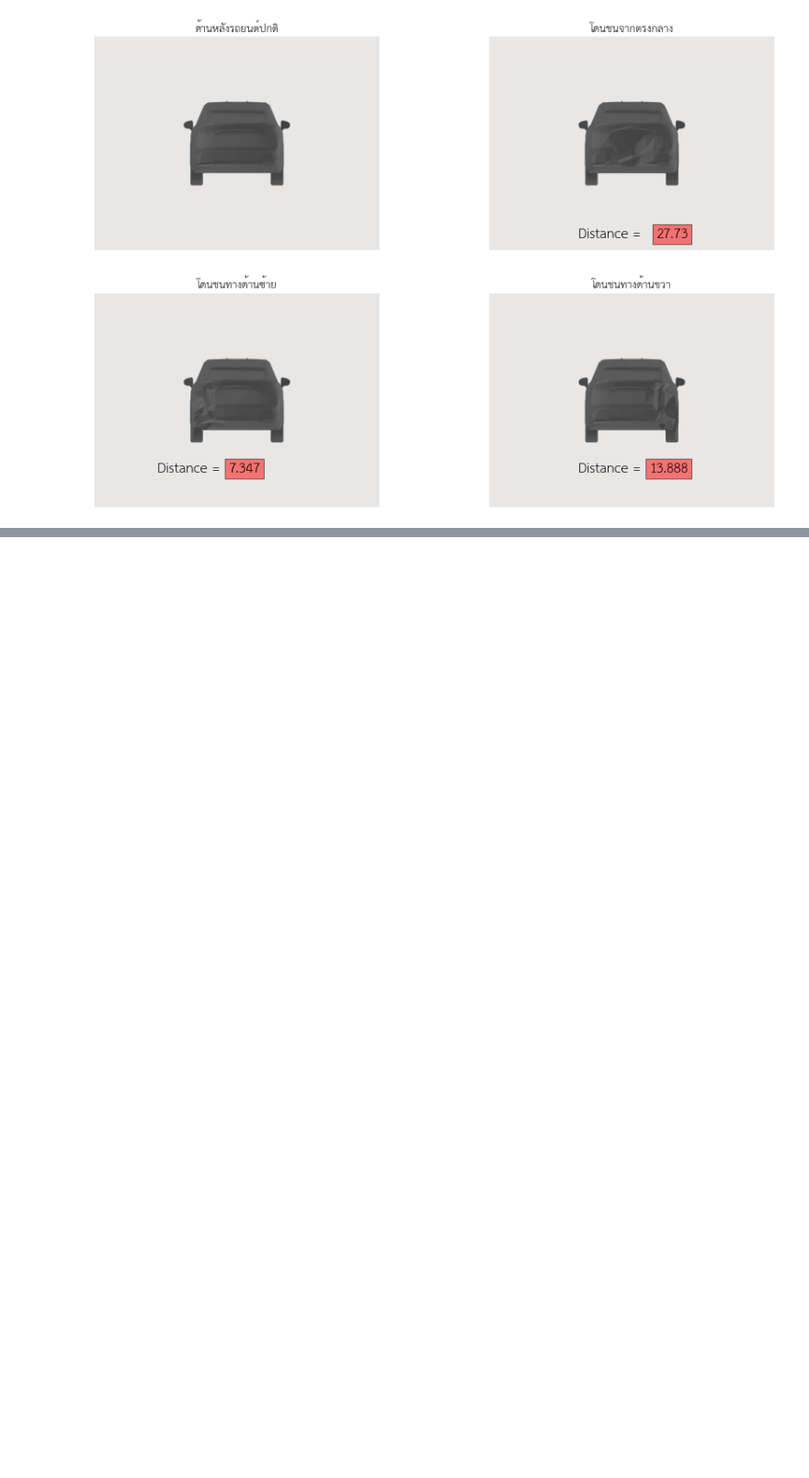
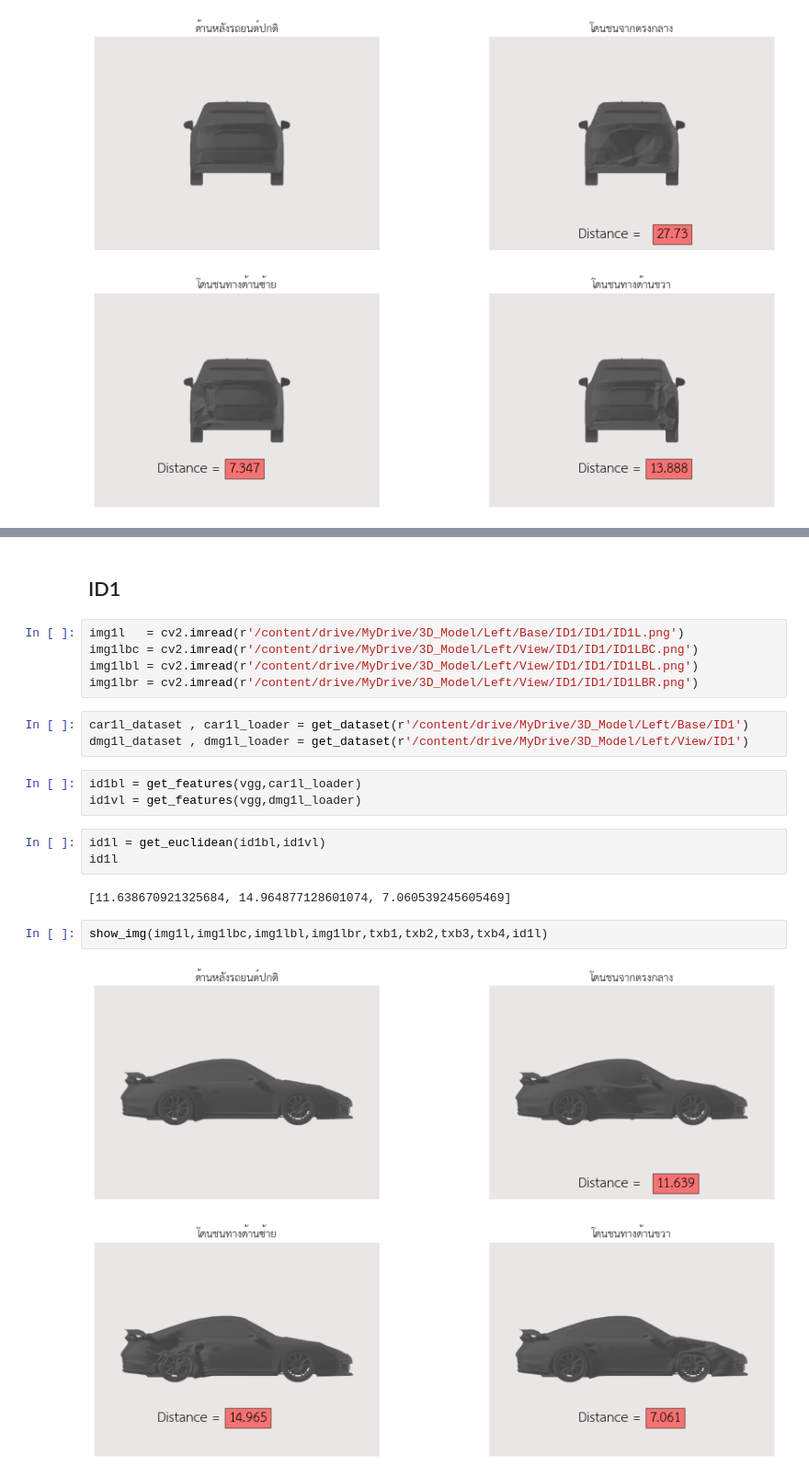
Before and after one commit to MeenTers/Project, a Jupyter notebook: Compare_view_3D.ipynb, the cells around one changed output, grey strips where cells are left out. Shown: that part at 92% size. Cells and saved outputs as stored; diff of their text form; blank space fills up the shorter version.

Commit message:
Add compare Left side

```diff
--- a/Compare_view_3D.ipynb
+++ b/Compare_view_3D.ipynb
@@ -412,0 +415,22 @@ show_img(img4b,img4bbc,img4bbl,img4bbr,txb1,txb2,txb3,txb4,id4b)
+# %% [markdown]
+## ID1
+# %%
+img1l   = cv2.imread(r'/content/drive/MyDrive/3D_Model/Left/Base/ID1/ID1/ID1L.png')
+img1lbc = cv2.imread(r'/content/drive/MyDrive/3D_Model/Left/View/ID1/ID1/ID1LBC.png')
+img1lbl = cv2.imread(r'/content/drive/MyDrive/3D_Model/Left/View/ID1/ID1/ID1LBL.png')
+img1lbr = cv2.imread(r'/content/drive/MyDrive/3D_Model/Left/View/ID1/ID1/ID1LBR.png')
+# %%
+car1l_dataset , car1l_loader = get_dataset(r'/content/drive/MyDrive/3D_Model/Left/Base/ID1')
+dmg1l_dataset , dmg1l_loader = get_dataset(r'/content/drive/MyDrive/3D_Model/Left/View/ID1')
+# %%
+id1bl = get_features(vgg,car1l_loader)
+id1vl = get_features(vgg,dmg1l_loader)
+# %%
+id1l = get_euclidean(id1bl,id1vl)
+id1l
+# %% [output]
+[11.638670921325684, 14.964877128601074, 7.060539245605469]
+# %%
+show_img(img1l,img1lbc,img1lbl,img1lbr,txb1,txb2,txb3,txb4,id1l)
+# %% [output]
+[figure, added]
```
Also changed, not shown: parts of 7 cells of this notebook.
